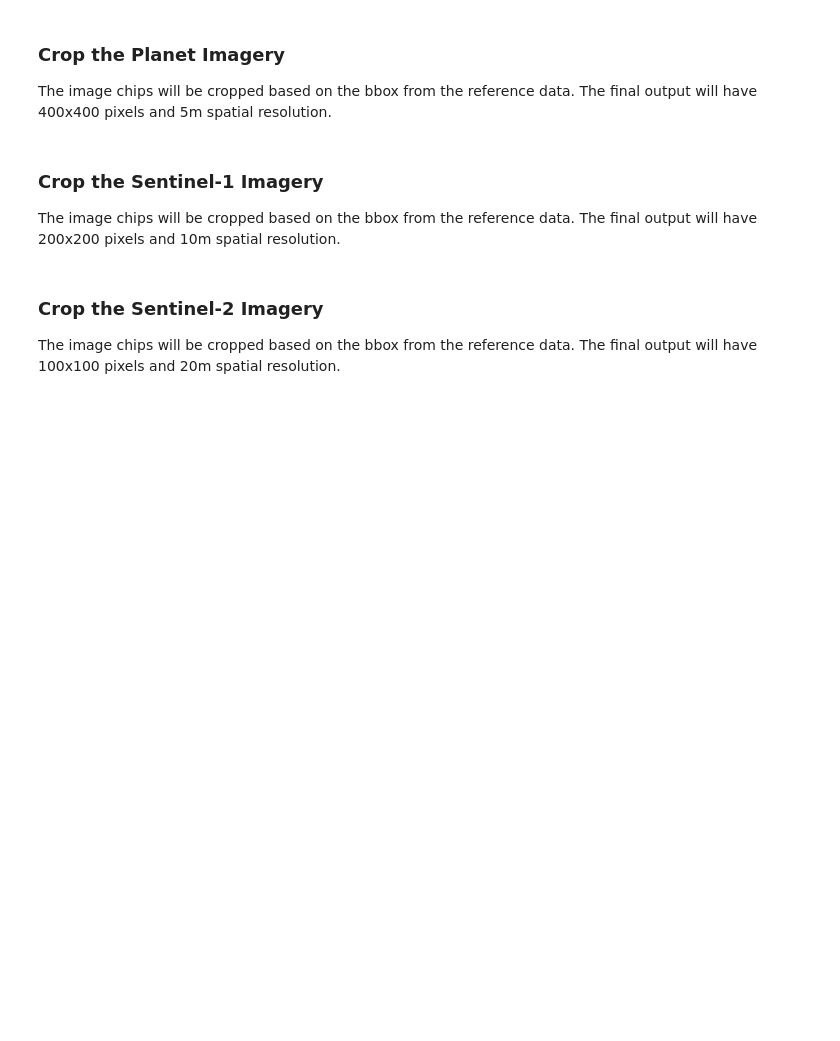
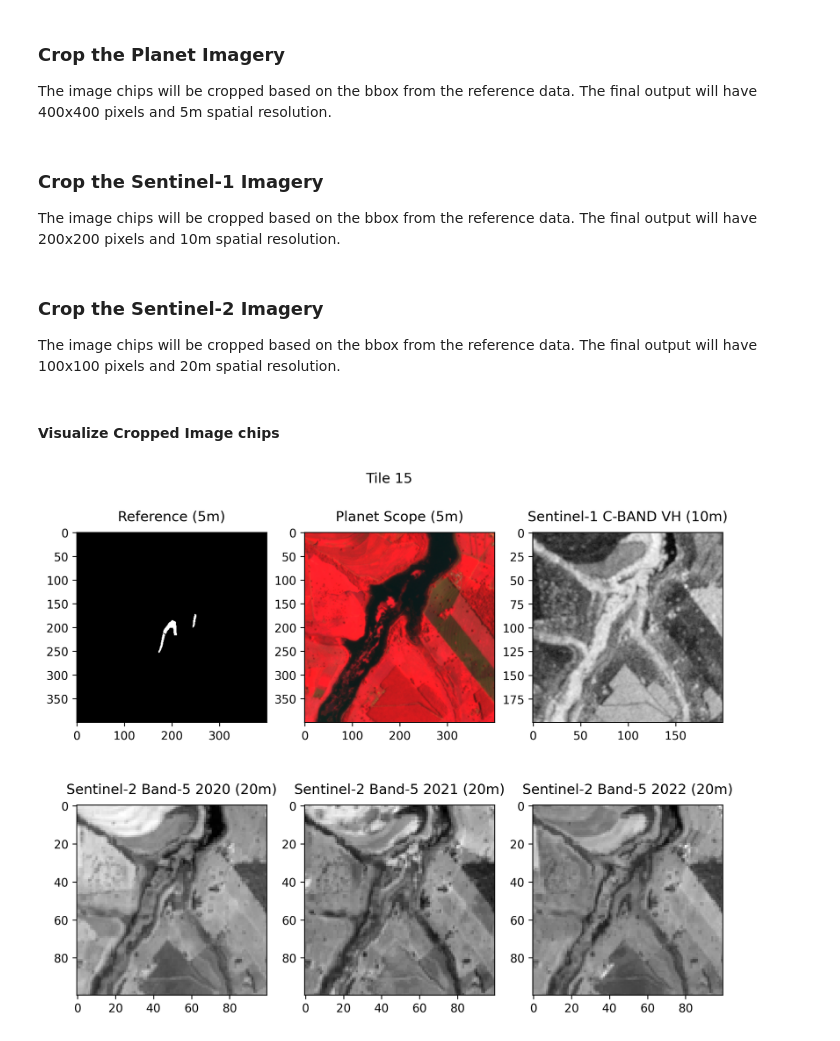
Before and after one commit to fnincao/reforestation-CNN, a Jupyter notebook: notebooks/2_crop_image_chips.ipynb, the cells around one changed output. Cells and saved outputs as stored; diff of their text form; code cells hidden in the pictures; blank space fills up the shorter version.

Commit message:
Alteratations in visualization functions

```diff
--- a/notebooks/2_crop_image_chips.ipynb
+++ b/notebooks/2_crop_image_chips.ipynb
@@ -44,0 +46,19 @@ The image chips will be cropped based on the bbox from the reference data. The f
+# %% [markdown]
+#### Visualize Cropped Image chips
+# %%
+# Visualize planet chips
+#vis.viz_reference(tile_number=3)
+
+# Visualize planet chips
+#vis.viz_planet(tile_number=7)
+
+# Visualize s1 chips
+#vis.viz_s1(tile_number=8)
+
+# Visualize s2 chips
+#vis.viz_s2(tile_number=12)
+
+# Visualize all chips
+vis.viz_all(tile_number=15)
+# %% [output]
+[figure, added]
```
Also changed, not shown: parts of 2 cells of this notebook, 2 other files.
